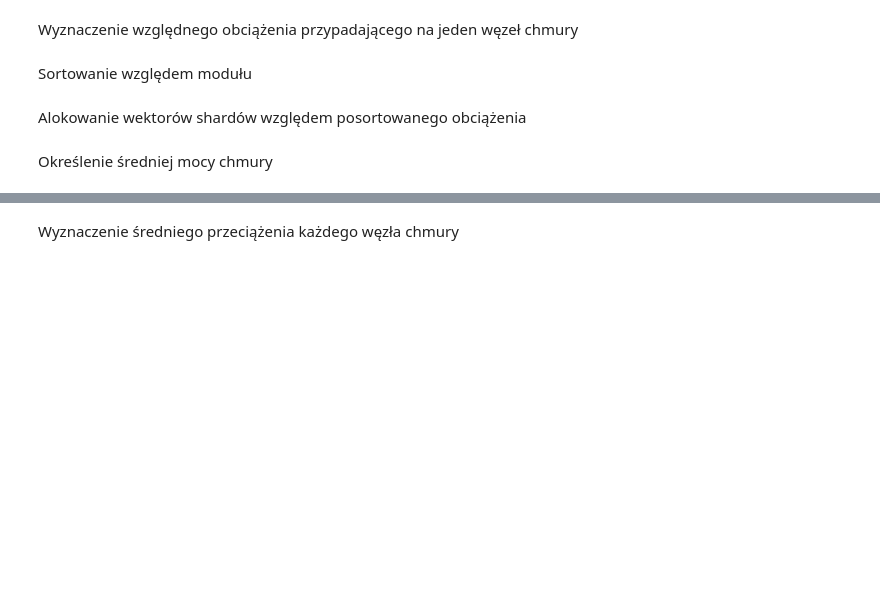
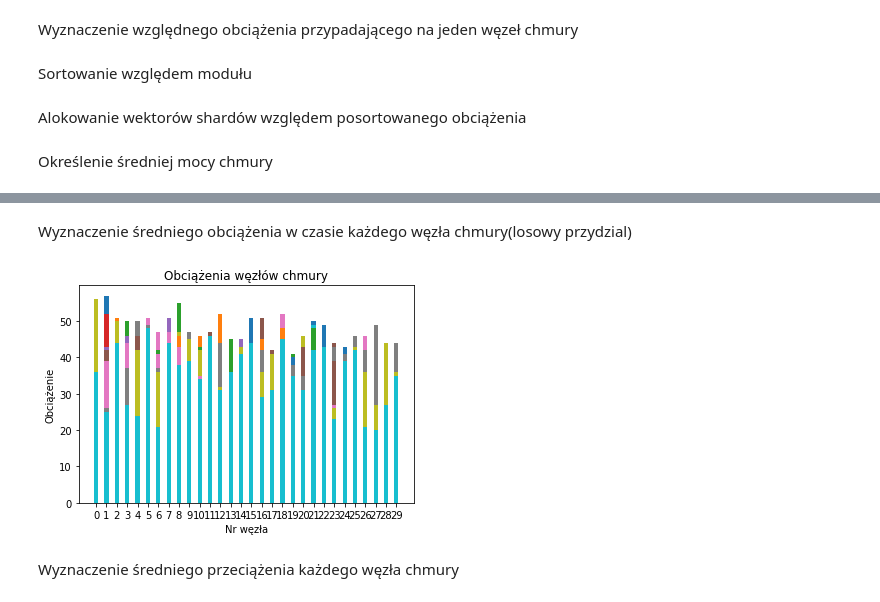
Before and after one commit to mszynka/PP___PBP, a Jupyter notebook: Notebook.ipynb, the cells around one changed output, grey strips where cells are left out. Drawn from its saved outputs; the diff is of its cells as text; code cells hidden in the pictures; blank space fills up the shorter version.

```diff
--- a/Notebook.ipynb
+++ b/Notebook.ipynb
@@ -94,3 +100,20 @@ plt.show()
+# %% [markdown]
+Wyznaczenie średniego obciążenia w czasie każdego węzła chmury(losowy przydzial)
+# %%
+width = 0.4
+Narray = np.transpose(np.array(R1))
+
+ind = np.arange(n)
+for index, value in enumerate(R1):
+    plt.bar(range(0,n ), list(Narray[index]), width)
+
+plt.xlabel("Nr węzła")
+plt.ylabel("Obciążenie")
+plt.xticks(range(0,n))
+plt.title("Obciążenia węzłów chmury")
+plt.show()
+# %% [output]
+[figure, added]
 # %% [markdown]
 Wyznaczenie średniego przeciążenia każdego węzła chmury
 # %%
```
Also changed, not shown: parts of 16 cells of this notebook.
